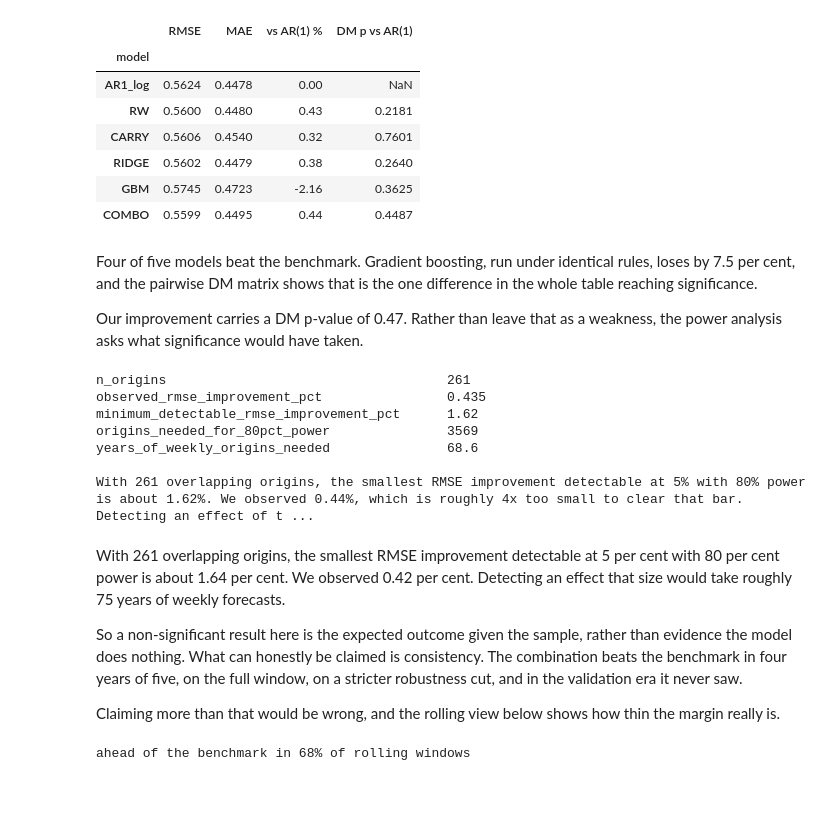
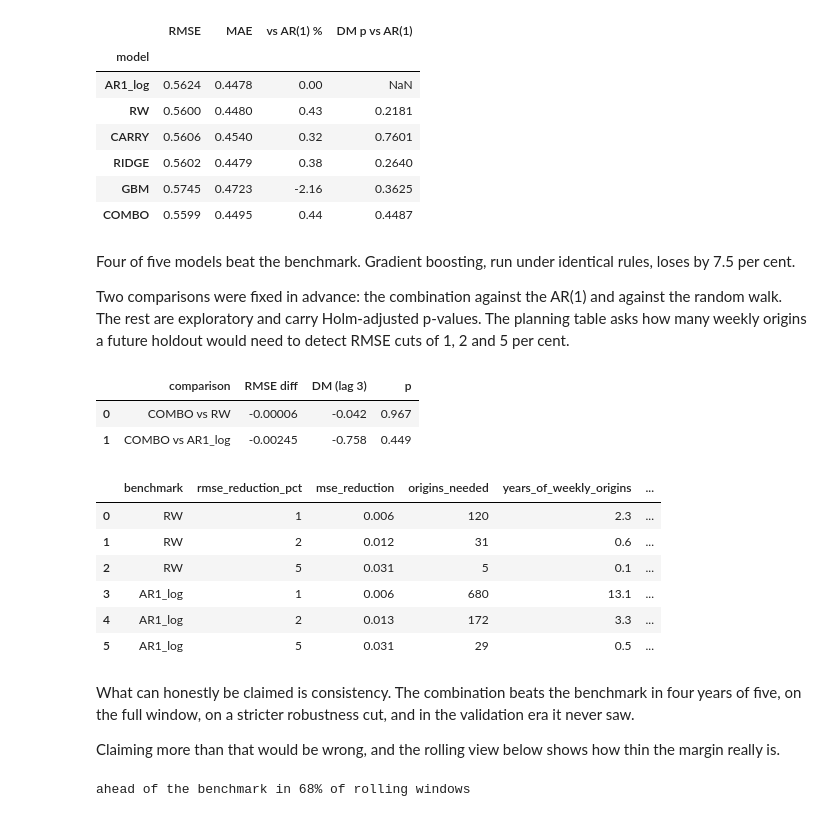
Before and after one commit to Aakashanil67/usdzar-forecasting, a Jupyter notebook: notebooks/walkthrough.ipynb, the cells around one changed output. Cells and saved outputs as stored; diff of their text form; code cells hidden in the pictures.

```diff
--- a/notebooks/walkthrough.ipynb
+++ b/notebooks/walkthrough.ipynb
@@ -237,36 +237,35 @@ pd.DataFrame(rows).set_index("model")
 | RIDGE | 0.5602 | 0.4479 | 0.38 | 0.2640 |
 | GBM | 0.5745 | 0.4723 | -2.16 | 0.3625 |
 | COMBO | 0.5599 | 0.4495 | 0.44 | 0.4487 |
-# %% [markdown]
-Four of five models beat the benchmark. Gradient boosting, run under identical
-rules, loses by 7.5 per cent, and the pairwise DM matrix shows that is the one
-difference in the whole table reaching significance.
-
-Our improvement carries a DM p-value of 0.47. Rather than leave that as a weakness,
-the power analysis asks what significance would have taken.
-# %%
-pa = stats["power_analysis"]
-for k in ["n_origins", "observed_rmse_improvement_pct",
-          "minimum_detectable_rmse_improvement_pct",
-          "origins_needed_for_80pct_power", "years_of_weekly_origins_needed"]:
-    print(f"{k:<44} {pa[k]}")
-print()
-print(pa["interpretation"])
-# %% [output]
-n_origins                                    261
-observed_rmse_improvement_pct                0.435
-minimum_detectable_rmse_improvement_pct      1.62
-origins_needed_for_80pct_power               3569
-years_of_weekly_origins_needed               68.6
-
-With 261 overlapping origins, the smallest RMSE improvement detectable at 5% with 80% power is about 1.62%. We observed 0.44%, which is roughly 4x too small to clear that bar. Detecting an effect of t ...
+# %% [markdown]
+Four of five models beat the benchmark. Gradient boosting, run under identical
+rules, loses by 7.5 per cent.
+
+Two comparisons were fixed in advance: the combination against the AR(1) and
+against the random walk. The rest are exploratory and carry Holm-adjusted p-values.
+The planning table asks how many weekly origins a future holdout would need to
+detect RMSE cuts of 1, 2 and 5 per cent.
+# %%
+pre = [c for c in stats["comparisons"] if c["role"] == "prespecified"]
+display(pd.DataFrame([{"comparison": f"{c['model']} vs {c['benchmark']}",
+                       "RMSE diff": round(c["rmse_difference"], 5),
+                       "DM (lag 3)": round(c["by_lag"]["3"]["dm"], 3),
+                       "p": round(c["by_lag"]["3"]["p"], 3)} for c in pre]))
+pd.DataFrame([dict(benchmark=b, **r) for b, t in stats["planning"]["vs"].items()
+              for r in t["rows"]]).round(3)
+# %% [output]
+|  | comparison | RMSE diff | DM (lag 3) | p |
+| 0 | COMBO vs RW | -0.00006 | -0.042 | 0.967 |
+| 1 | COMBO vs AR1_log | -0.00245 | -0.758 | 0.449 |
+|  | benchmark | rmse_reduction_pct | mse_reduction | origins_needed | years_of_weekly_origins | ... |
+| 0 | RW | 1 | 0.006 | 120 | 2.3 | ... |
+| 1 | RW | 2 | 0.012 | 31 | 0.6 | ... |
+| 2 | RW | 5 | 0.031 | 5 | 0.1 | ... |
+| 3 | AR1_log | 1 | 0.006 | 680 | 13.1 | ... |
+| 4 | AR1_log | 2 | 0.013 | 172 | 3.3 | ... |
+| 5 | AR1_log | 5 | 0.031 | 29 | 0.5 | ... |
 # %% [markdown]
-With 261 overlapping origins, the smallest RMSE improvement detectable at 5 per
-cent with 80 per cent power is about 1.64 per cent. We observed 0.42 per cent.
-Detecting an effect that size would take roughly 75 years of weekly forecasts.
-
-So a non-significant result here is the expected outcome given the sample, rather
-than evidence the model does nothing. What can honestly be claimed is consistency.
+What can honestly be claimed is consistency.
 The combination beats the benchmark in four years of five, on the full window, on a
 stricter robustness cut, and in the validation era it never saw.
 
```
Also changed, not shown: parts of 2 cells of this notebook, 24 other files.
